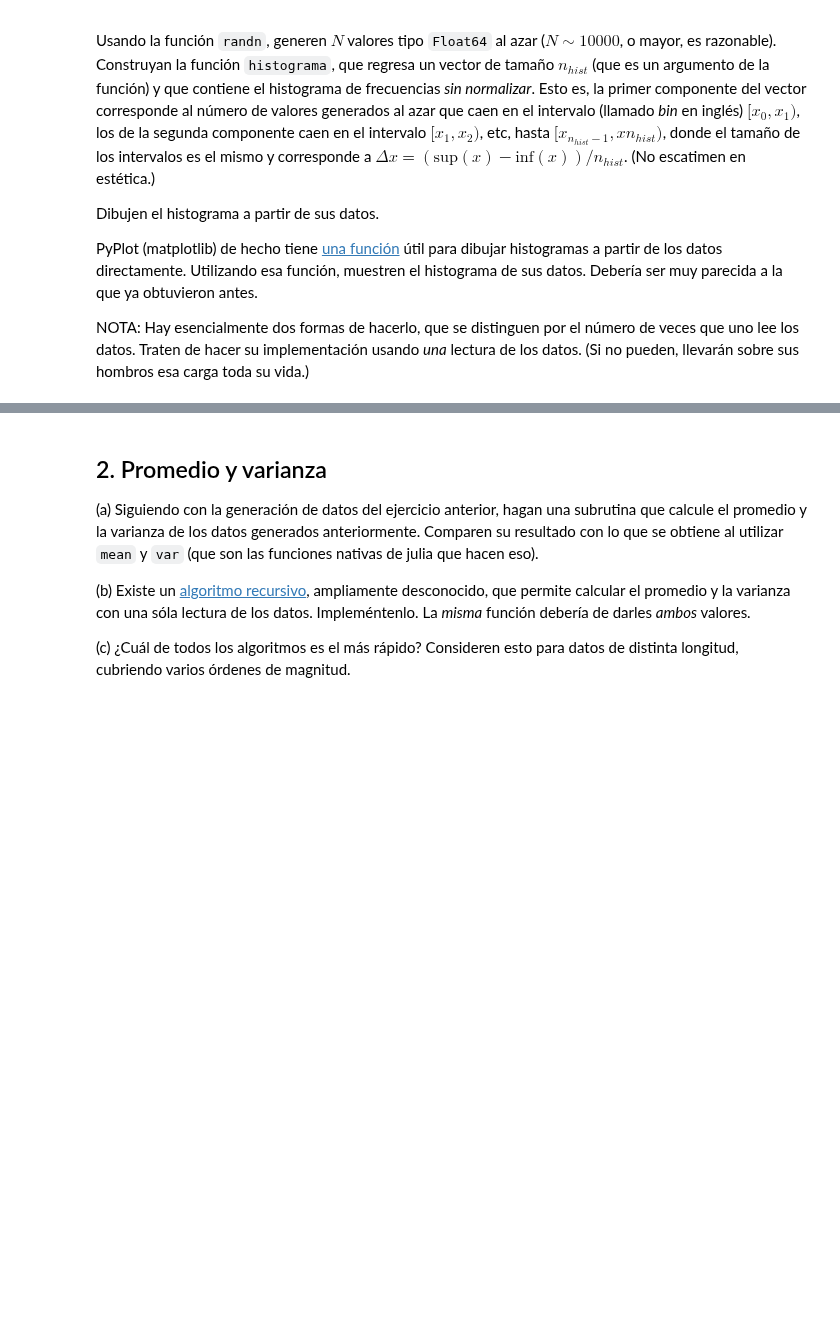
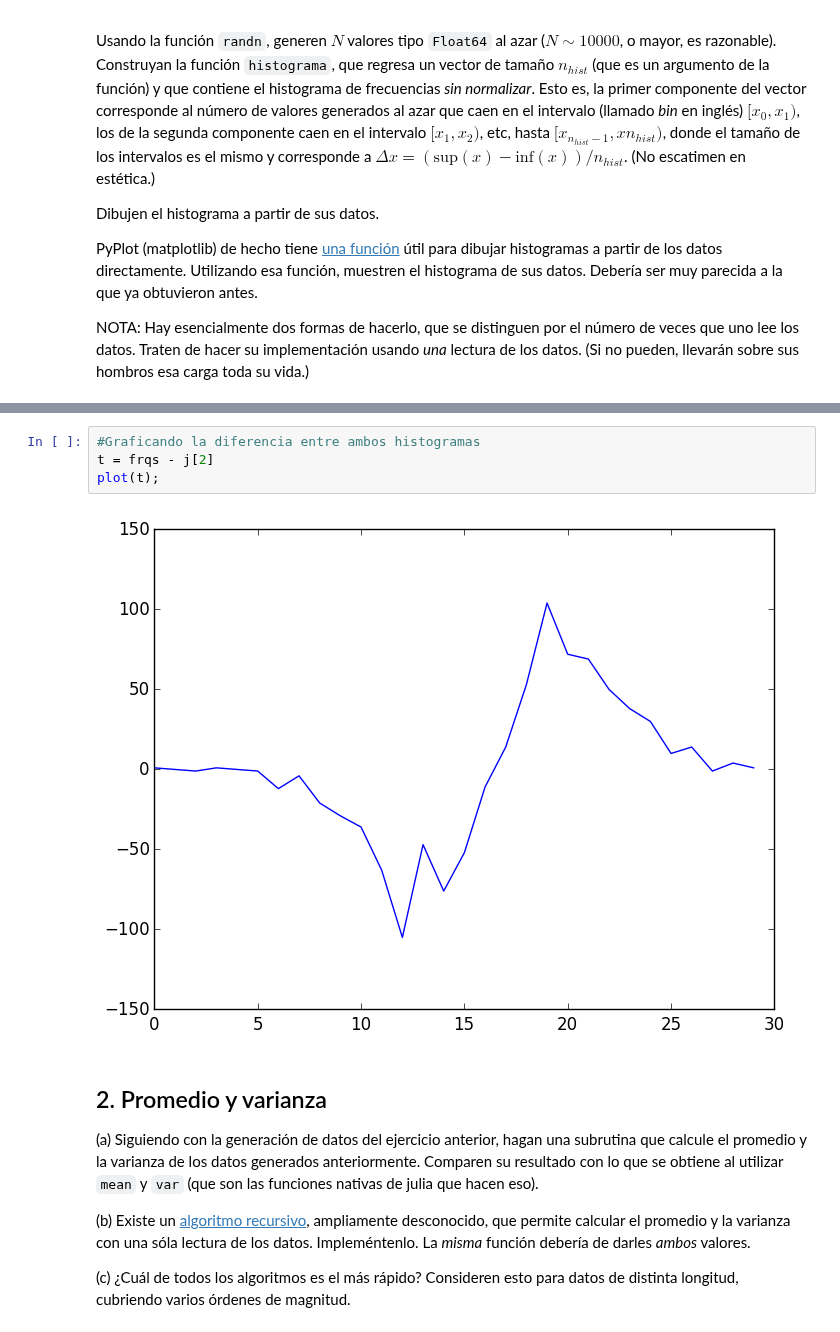
Before and after one commit to lbenet/2016-2_TSFisicaComputacional, a Jupyter notebook: tareas/Yuriko/Tarea2/Tarea2_Yuriko.ipynb, the cells around one changed output, grey strips where cells are left out. Cells and saved outputs as stored; diff of their text form; blank space fills up the shorter version.

```diff
--- a/tareas/Yuriko/Tarea2/Tarea2_Yuriko.ipynb
+++ b/tareas/Yuriko/Tarea2/Tarea2_Yuriko.ipynb
@@ -148,3 +140,9 @@ plot(1:16,y1)
+# %%
+#Graficando la diferencia entre ambos histogramas
+t = frqs - j[2]
+plot(t);
+# %% [output]
+[figure, added]
 # %% [markdown]
 ## 2. Promedio y varianza
 
```
Also changed, not shown: parts of 40 cells of this notebook.
